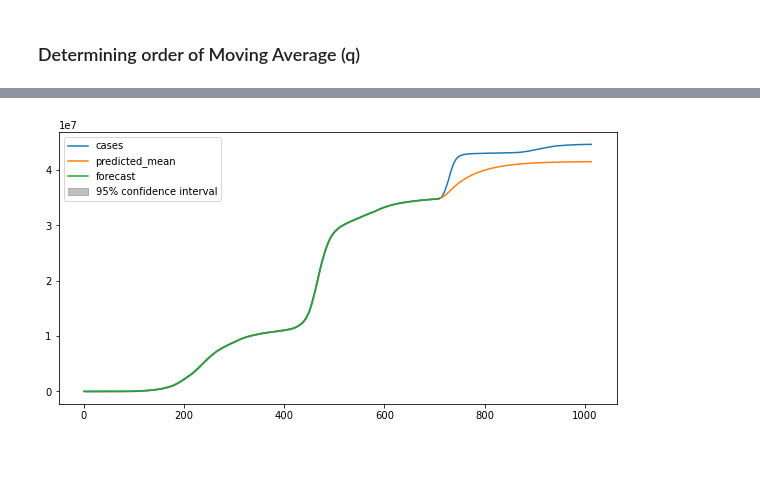
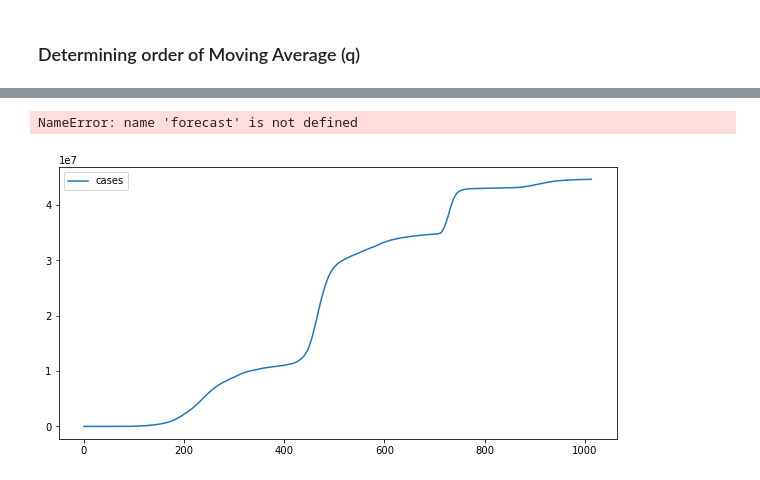
Before and after one commit to bharathvariar/Time-Forecasting-with-ARIMA-and-Neural-Networks, a Jupyter notebook: Final.ipynb, the cells around one changed output, grey strips where cells are left out. Saved outputs shown, nothing was run; the diff lists cells and outputs as text; code cells hidden in the pictures.

Commit message:
ARIMA graphs made

```diff
--- a/Final.ipynb
+++ b/Final.ipynb
@@ -255,10 +283,8 @@ actual = pd.DataFrame((confirmed_df[country].to_numpy()), columns={"cases"})
 # %%
-forecast = results.forecast(303)
 ax = actual.plot(figsize=(10, 5))
-forecast.plot(ax=ax)
-pred = plot_predict(results, ax=ax, figsize=(10, 5))
-pred
+forecastplot(ax=ax, label="Forecast")
 plt.savefig("Graphs/forecast_confirmed_india.jpg")
 plt.show()
 # %% [output]
+NameError: name 'forecast' is not defined
-[figure, old version]
+[figure, new version]
```
Also changed, not shown: parts of 23 cells of this notebook, 9 other files.
